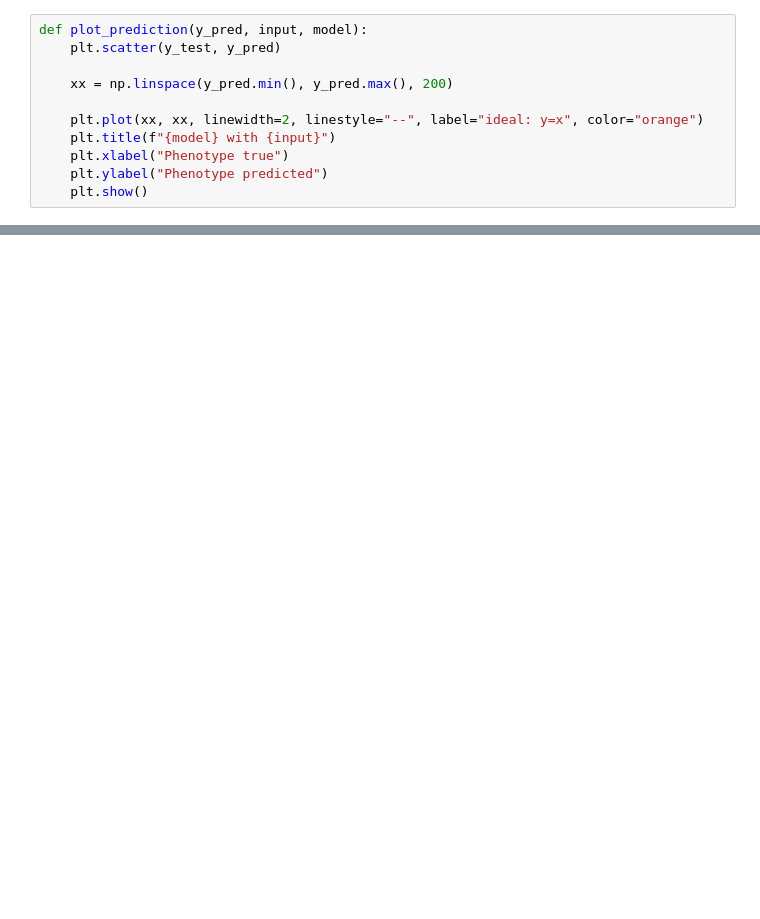
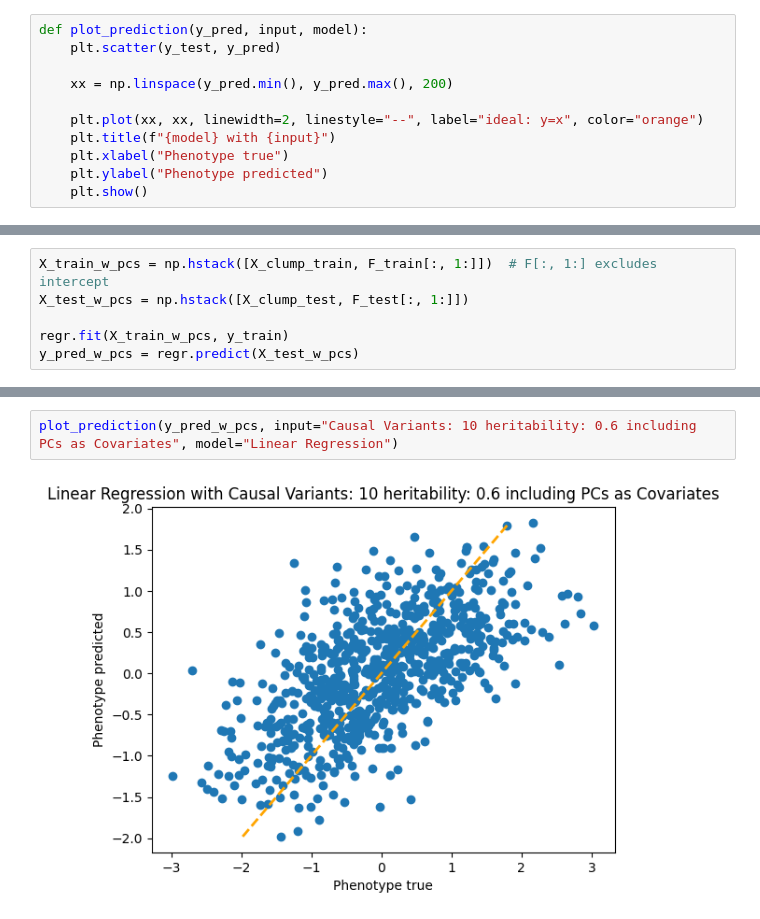
Before and after one commit to sueoglu/gobi_gwas, a Jupyter notebook: oyku/gwas.ipynb, the cells around one changed output, grey strips where cells are left out. Cells and saved outputs as stored; diff of their text form; blank space fills up the shorter version.

```diff
--- a/oyku/gwas.ipynb
+++ b/oyku/gwas.ipynb
@@ -452,0 +475,6 @@ plot_prediction(y_pred, input="Causal Variants: 10 heritability: 0.6", model="Li
+# %%
+X_train_w_pcs = np.hstack([X_clump_train, F_train[:, 1:]])  # F[:, 1:] excludes intercept
+X_test_w_pcs = np.hstack([X_clump_test, F_test[:, 1:]])
+
+regr.fit(X_train_w_pcs, y_train)
+y_pred_w_pcs = regr.predict(X_test_w_pcs)
@@ -452,0 +490,4 @@ plot_prediction(y_pred, input="Causal Variants: 10 heritability: 0.6", model="Li
+# %%
+plot_prediction(y_pred_w_pcs, input="Causal Variants: 10 heritability: 0.6 including PCs as Covariates", model="Linear Regression")
+# %% [output]
+[figure, added]
```
Also changed, not shown: parts of 7 cells of this notebook, 1 other file.
